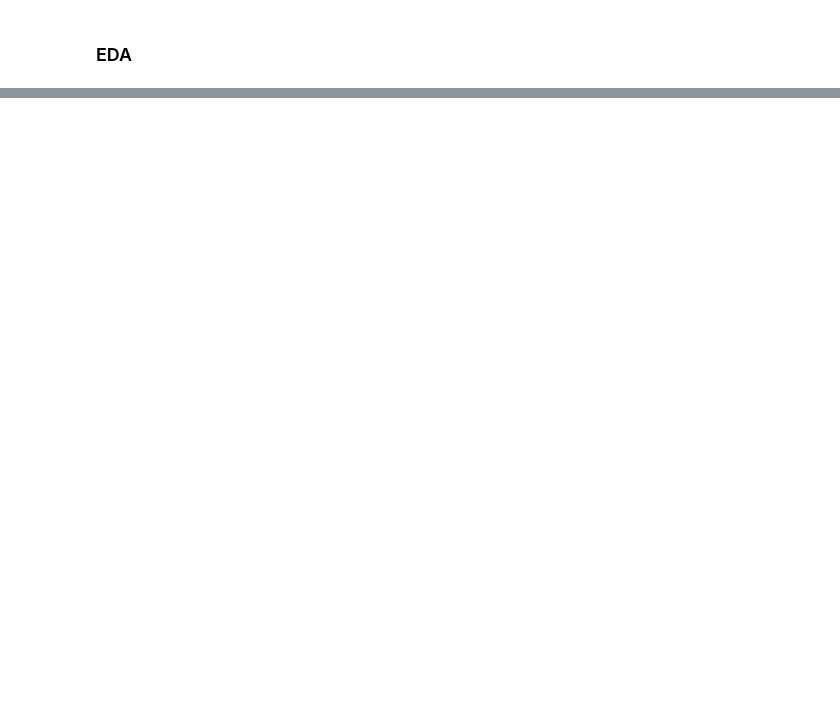
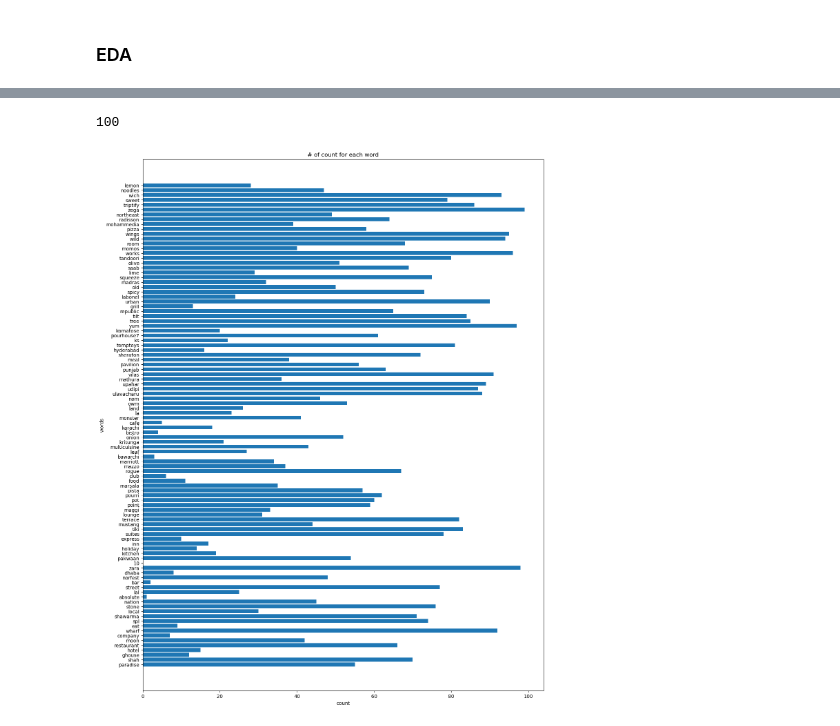
Before and after one commit to mdismailquraishicse/ZomatoRestaurantClusteringAndSentimentAnalysis, a Jupyter notebook: eda_restaurant_names.ipynb, the cells around one changed output, grey strips where cells are left out. Drawn from its saved outputs; the diff is of its cells as text; code cells hidden in the pictures; blank space fills up the shorter version.

```diff
--- a/eda_restaurant_names.ipynb
+++ b/eda_restaurant_names.ipynb
@@ -107,0 +128,19 @@ array(['Food Hygiene Rated Restaurants in Hyderabad, Corporate Favorites, Great
+# %%
+# Vectorization for Name
+tfidf = TfidfVectorizer(stop_words='english', lowercase=True, max_features= 100)
+tfvectors = tfidf.fit_transform(df['Name'])
+vectors = tfvectors.toarray()
+vocabulary = tfidf.vocabulary_
+print(len(vocabulary))
+# %% [output]
+100
+# %%
+# Word count visualization
+plt.rcParams['figure.figsize'] = (15,20)
+plt.barh(list(vocabulary.keys()), vocabulary.values())
+plt.title('# of count for each word')
+plt.ylabel('words')
+plt.xlabel('count')
+plt.show()
+# %% [output]
+[figure, added]
```
Also changed, not shown: parts of 8 cells of this notebook.
